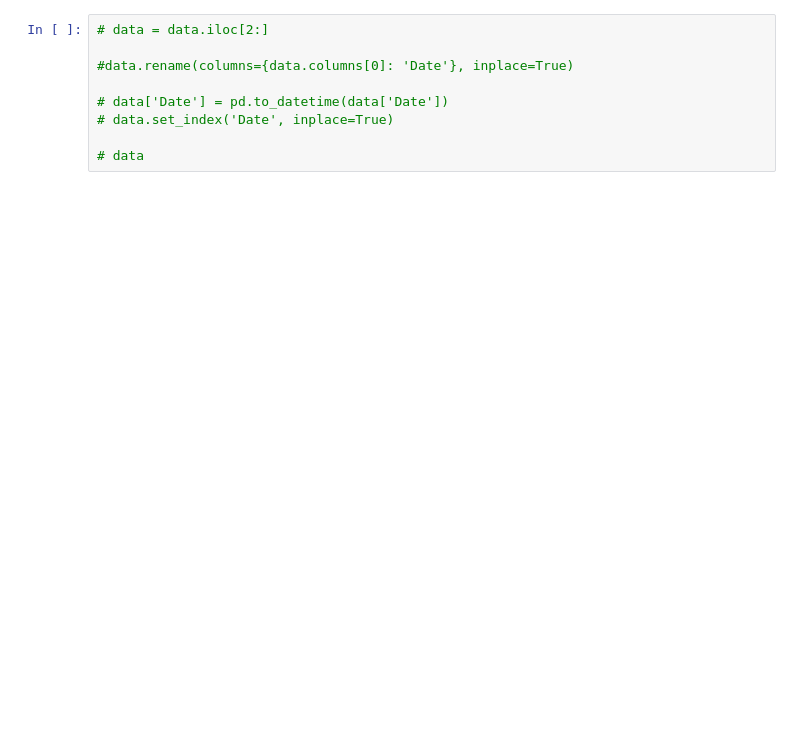
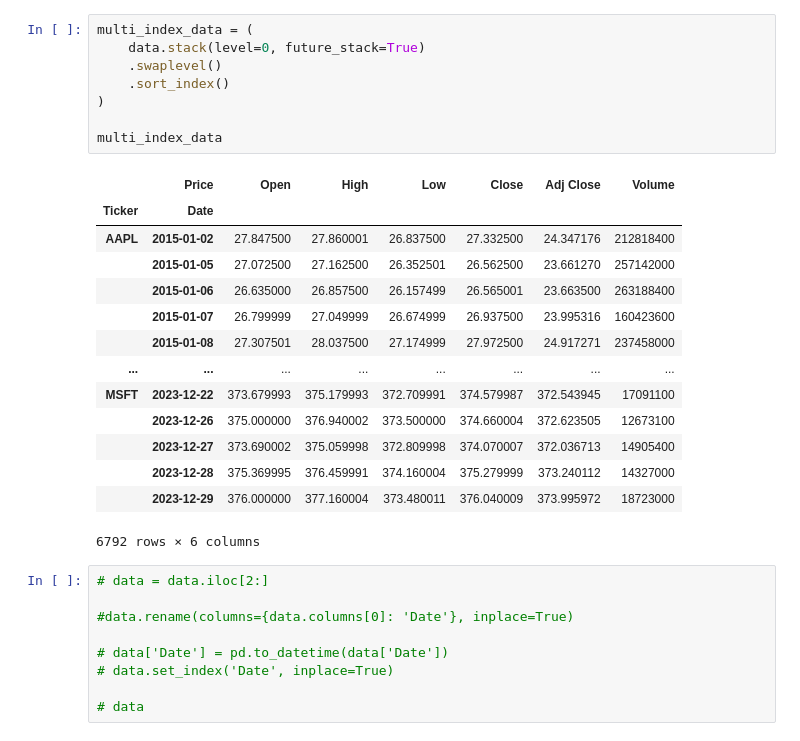
Before and after one commit to codyrosenzweig1/Quant_Trading_Basics_ML, a Jupyter notebook: Personal_Trading_Stratergy.ipynb, the cells around one changed output. Cells and saved outputs as stored; diff of their text form; blank space fills up the shorter version.

```diff
--- a/Personal_Trading_Stratergy.ipynb
+++ b/Personal_Trading_Stratergy.ipynb
@@ -45,3 +53,26 @@ data.head()
+# %%
+multi_index_data = (
+    data.stack(level=0, future_stack=True)
+    .swaplevel()
+    .sort_index()
+)
+
+multi_index_data
+# %% [output]
+|  | Price | Open | High | Low | Close | Adj Close | Volume |
+| Ticker | Date |  |  |  |  |  |  |
+| AAPL | 2015-01-02 | 27.847500 | 27.860001 | 26.837500 | 27.332500 | 24.347176 | 212818400 |
+|  | 2015-01-05 | 27.072500 | 27.162500 | 26.352501 | 26.562500 | 23.661270 | 257142000 |
+|  | 2015-01-06 | 26.635000 | 26.857500 | 26.157499 | 26.565001 | 23.663500 | 263188400 |
+|  | 2015-01-07 | 26.799999 | 27.049999 | 26.674999 | 26.937500 | 23.995316 | 160423600 |
+|  | 2015-01-08 | 27.307501 | 28.037500 | 27.174999 | 27.972500 | 24.917271 | 237458000 |
+| ... | ... | ... | ... | ... | ... | ... | ... |
+| MSFT | 2023-12-22 | 373.679993 | 375.179993 | 372.709991 | 374.579987 | 372.543945 | 17091100 |
+|  | 2023-12-26 | 375.000000 | 376.940002 | 373.500000 | 374.660004 | 372.623505 | 12673100 |
+|  | 2023-12-27 | 373.690002 | 375.059998 | 372.809998 | 374.070007 | 372.036713 | 14905400 |
+|  | 2023-12-28 | 375.369995 | 376.459991 | 374.160004 | 375.279999 | 373.240112 | 14327000 |
+|  | 2023-12-29 | 376.000000 | 377.160004 | 373.480011 | 376.040009 | 373.995972 | 18723000 |
+6792 rows × 6 columns
 # %%
 # data = data.iloc[2:]
 
```
Also changed, not shown: parts of 8 cells of this notebook.
